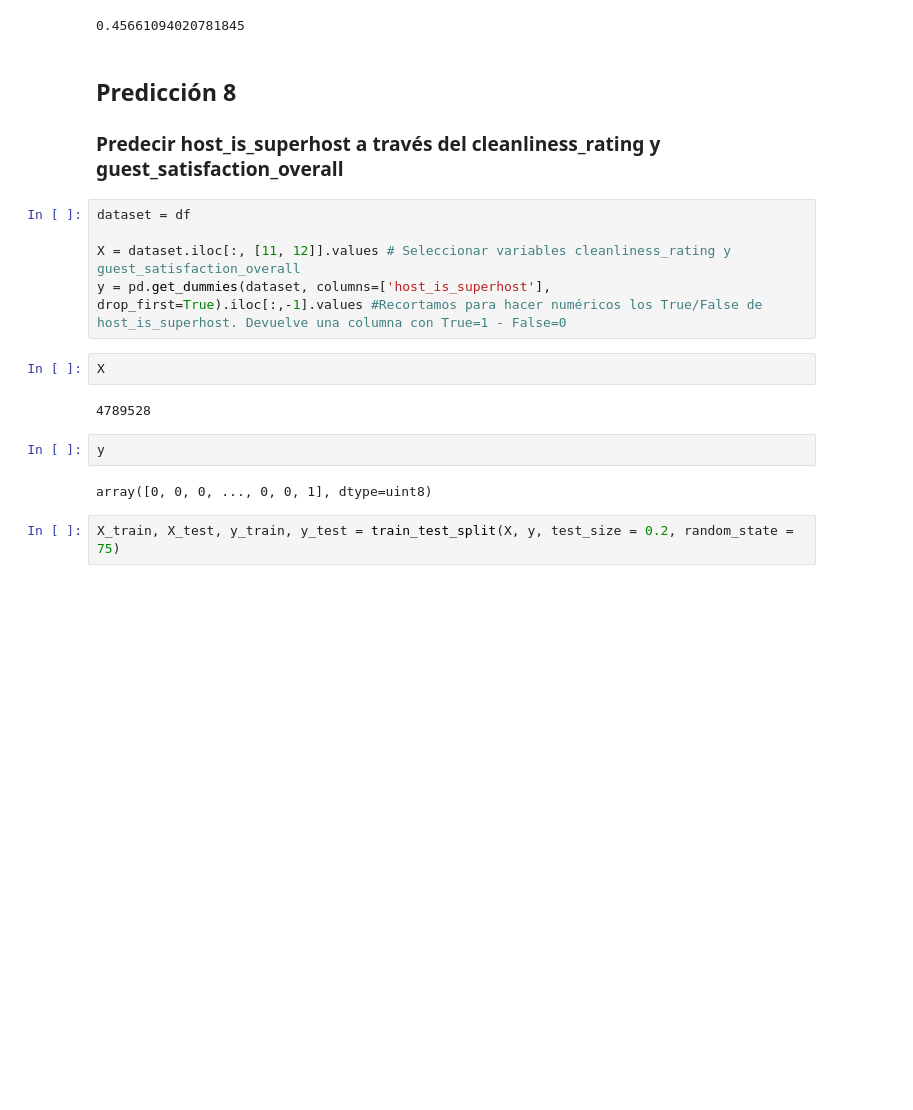
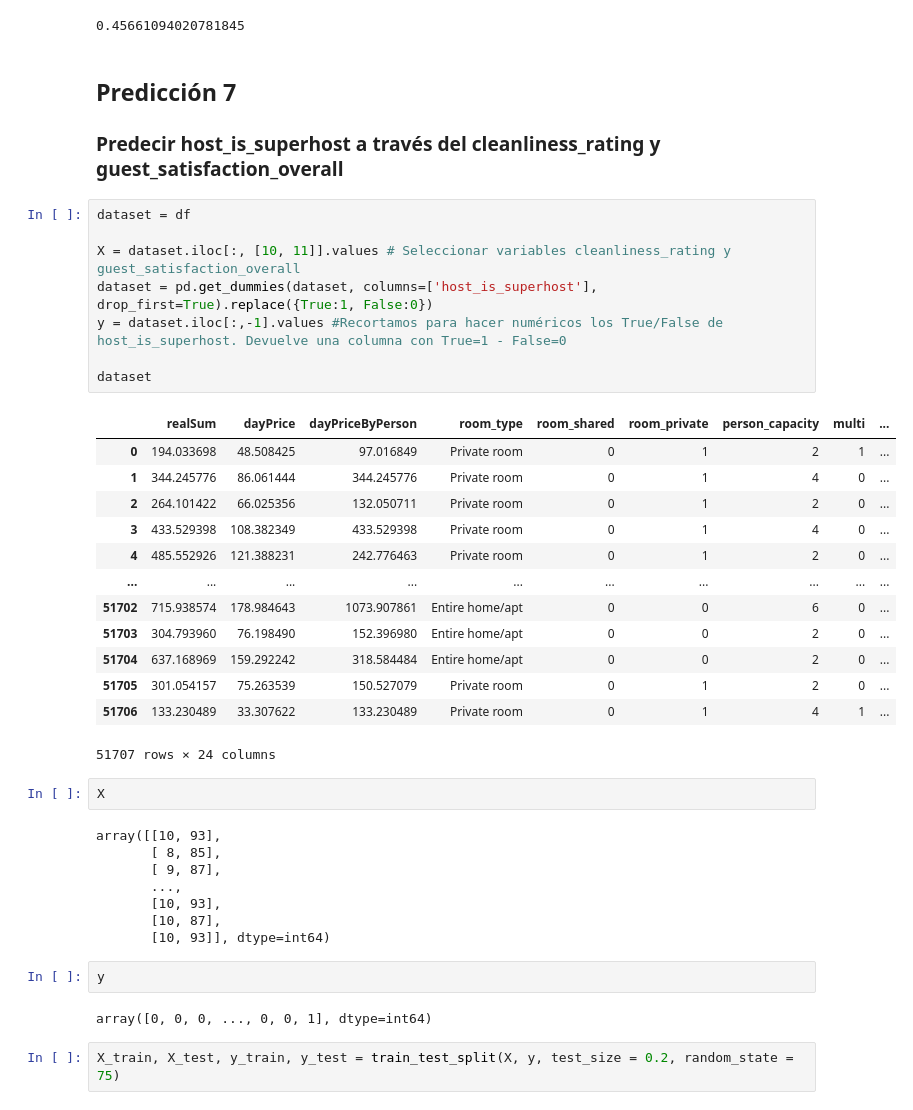
Before and after one commit to Leo12Casale/AnalisisDatos-Accidentes, a Jupyter notebook: Graficos.ipynb, the cells around one changed output. Drawn from its saved outputs; the diff is of its cells as text; blank space fills up the shorter version.

```diff
--- a/Graficos.ipynb
+++ b/Graficos.ipynb
@@ -674,21 +456,44 @@ r2
 # %% [output]
 0.45661094020781845
 # %% [markdown]
-## Predicción 8
+## Predicción 7
 ### Predecir host_is_superhost a través del cleanliness_rating y guest_satisfaction_overall
 # %%
 dataset = df
 
-X = dataset.iloc[:, [11, 12]].values # Seleccionar variables cleanliness_rating y guest_satisfaction_overall
-y = pd.get_dummies(dataset, columns=['host_is_superhost'], drop_first=True).iloc[:,-1].values #Recortamos para hacer numéricos los True/False de host_is_superhost. Devuelve una columna con True=1 - False=0
+X = dataset.iloc[:, [10, 11]].values # Seleccionar variables cleanliness_rating y guest_satisfaction_overall
+dataset = pd.get_dummies(dataset, columns=['host_is_superhost'], drop_first=True).replace({True:1, False:0})
+y = dataset.iloc[:,-1].values #Recortamos para hacer numéricos los True/False de host_is_superhost. Devuelve una columna con True=1 - False=0
+
+dataset
+# %% [output]
+|  | realSum | dayPrice | dayPriceByPerson | room_type | room_shared | room_private | person_capacity | multi | ... |
+| 0 | 194.033698 | 48.508425 | 97.016849 | Private room | 0 | 1 | 2 | 1 | ... |
+| 1 | 344.245776 | 86.061444 | 344.245776 | Private room | 0 | 1 | 4 | 0 | ... |
+| 2 | 264.101422 | 66.025356 | 132.050711 | Private room | 0 | 1 | 2 | 0 | ... |
+| 3 | 433.529398 | 108.382349 | 433.529398 | Private room | 0 | 1 | 4 | 0 | ... |
+| 4 | 485.552926 | 121.388231 | 242.776463 | Private room | 0 | 1 | 2 | 0 | ... |
+| ... | ... | ... | ... | ... | ... | ... | ... | ... | ... |
+| 51702 | 715.938574 | 178.984643 | 1073.907861 | Entire home/apt | 0 | 0 | 6 | 0 | ... |
+| 51703 | 304.793960 | 76.198490 | 152.396980 | Entire home/apt | 0 | 0 | 2 | 0 | ... |
+| 51704 | 637.168969 | 159.292242 | 318.584484 | Entire home/apt | 0 | 0 | 2 | 0 | ... |
+| 51705 | 301.054157 | 75.263539 | 150.527079 | Private room | 0 | 1 | 2 | 0 | ... |
+| 51706 | 133.230489 | 33.307622 | 133.230489 | Private room | 0 | 1 | 4 | 1 | ... |
+51707 rows × 24 columns
 # %%
 X
 # %% [output]
-4789528
+array([[10, 93],
+       [ 8, 85],
+       [ 9, 87],
+       ...,
+       [10, 93],
+       [10, 87],
+       [10, 93]], dtype=int64)
 # %%
 y
 # %% [output]
-array([0, 0, 0, ..., 0, 0, 1], dtype=uint8)
+array([0, 0, 0, ..., 0, 0, 1], dtype=int64)
 # %%
 X_train, X_test, y_train, y_test = train_test_split(X, y, test_size = 0.2, random_state = 75)
 # %%
```
Also changed, not shown: parts of 71 cells of this notebook.
